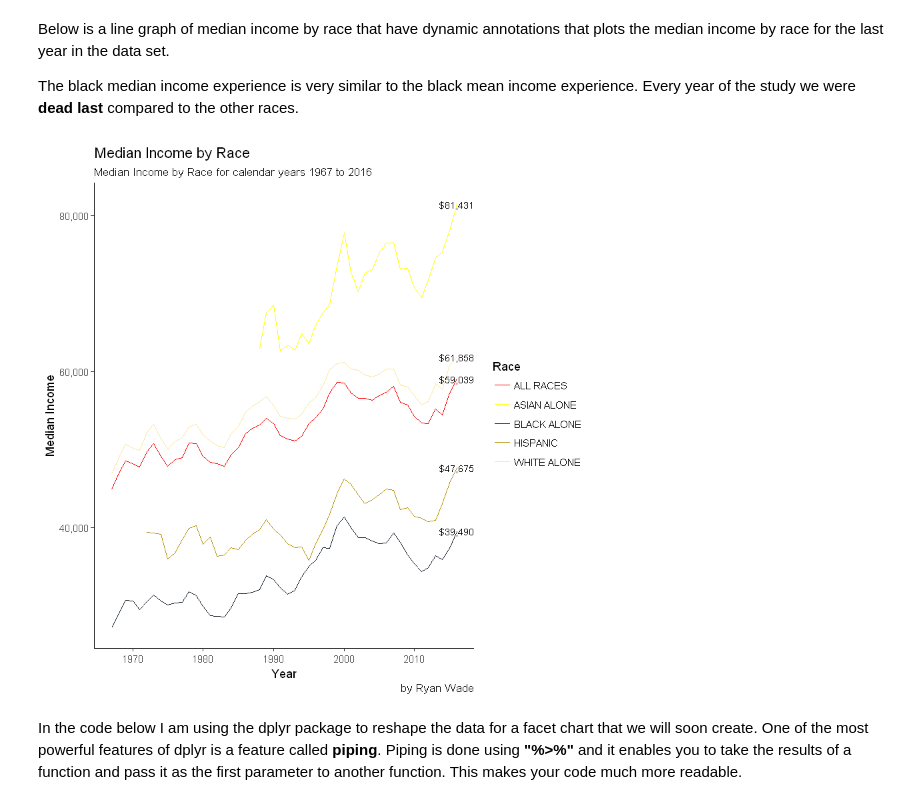
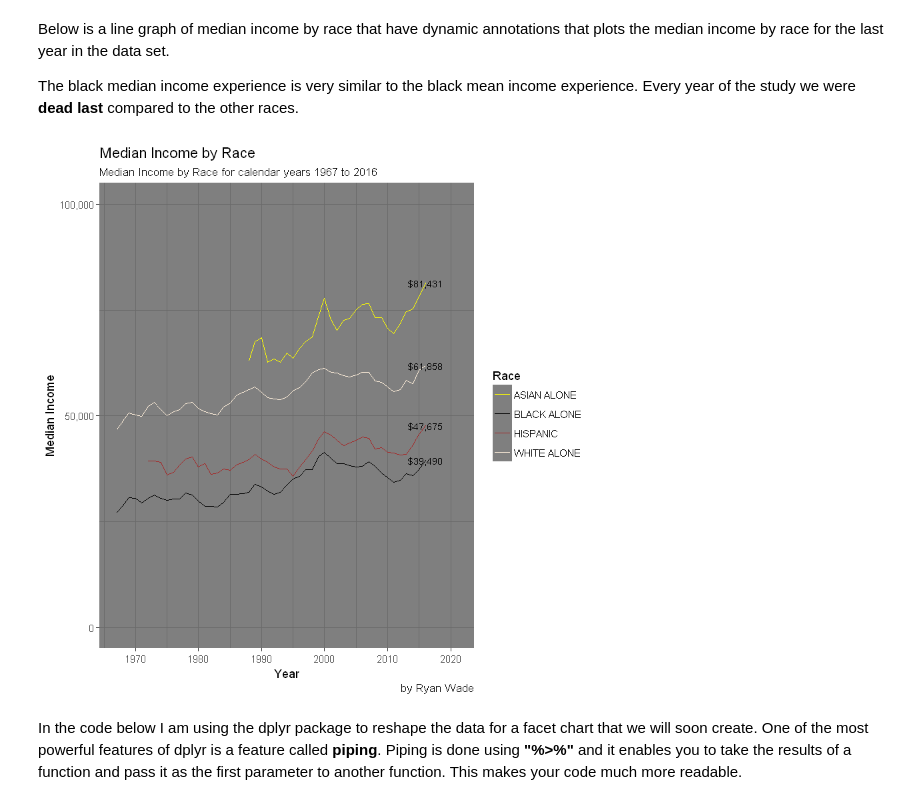
Before and after one commit to DieselAnalytics/BDPA_Workshop, a Jupyter notebook: BDPA_Conference_2018_Visualizations.ipynb, the cells around one changed output. Drawn from its saved outputs; the diff is of its cells as text; code cells hidden in the pictures.

Commit message:
Add files via upload
Made some changes to the visuals...

```diff
--- a/BDPA_Conference_2018_Visualizations.ipynb
+++ b/BDPA_Conference_2018_Visualizations.ipynb
@@ -33,7 +33,8 @@ The code below reads in the data that will be used throughout the notebook into
 setwd("C:/Users/rwade/OneDrive - Diesel Analytics/Talks/BDPA/Code/TestCode/")
 income_data <-
     read_csv("./Data/income_data.csv") %>%
-    drop_na()
+    drop_na() %>%
+    filter(Race != "ALL RACES")
 tidy_income_distribution <- read_csv("./Data/tidy_income_distribution.csv")
 # %% [output]
 Parsed with column specification:
@@ -76,7 +77,7 @@ cols(
 The code below creates a named character vector that is used to define the color for each race. We define the colors using the hex values that represents the color we want. You can get a list of hex values for various colors at http://cloford.com/resources/colours/500col.htm
 # %%
 group <- c("WHITE ALONE", "BLACK ALONE", "ASIAN ALONE", "HISPANIC", "ALL RACES")
-hex_values <- c("#f9e79f", "#17202a", "#FFFF00", "#b7950b", "#FF0000")
+hex_values <- c("antiquewhite1", "black", "yellow1", "brown", "red")
 names(hex_values) <- group
 # %% [markdown]
 The code below creates a line plot using the income_data data set and ggplot to show mean income by race. Note how the black income experience has been relative to other races.
@@ -148,24 +151,28 @@ Below is a line graph of median income by race that have dynamic annotations tha
 
 The black median income experience is very similar to the black mean income experience. Every year of the study we were **dead last** compared to the other races.
 # %%
+min_year <- min(income_data$Year)
+max_year <- max(income_data$Year) + 5
+
 p <- ggplot(income_data, aes(x = Year, y = `Median Income`, color = Race)) +
+     #geom_rect(xmin = 0, xmax = Inf, ymin = 0, ymax = Inf, fill = "grey70", alpha = 0.1, color = NA) +
+     theme_dark() +
      geom_line() +
      scale_color_manual(values = hex_values) +
-     scale_y_continuous(labels = comma) +
-     theme_classic() +
+     scale_y_continuous(labels = comma, breaks = seq(0, 100000, by = 50000), limits = c(0,100000)) +
+     scale_x_continuous(breaks = seq(1960, 2020, by = 10), limits = c(min_year, max_year)) +
      annotate("text", x = x_cord, y = black_y_cord, label = black_annotation, size = 3) +
      annotate("text", x = x_cord, y = asian_y_cord, label = asian_annotation, size = 3) +
      annotate("text", x = x_cord, y = white_y_cord, label = white_annotation, size = 3) +
      annotate("text", x = x_cord, y = hispanic_y_cord, label = hispanic_annotation, size = 3) +
-     annotate("text", x = x_cord, y = all_y_cord, label = all_annotation, size = 3) +
      labs(
          title = "Median Income by Race",
          subtitle = "Median Income by Race for calendar years 1967 to 2016",
          caption = "by Ryan Wade"
      )
 p
 # %% [output]
-[figure, old version]
+[figure, new version]
 # %% [markdown]
 In the code below I am using the dplyr package to reshape the data for a facet chart that we will soon create. One of the most powerful features of dplyr is a feature called **piping**. Piping is done using **"%>%"** and it enables you to take the results of a function and pass it as the first parameter to another function. This makes your code much more readable.
 # %%
```
Also changed, not shown: parts of 2 cells of this notebook.
